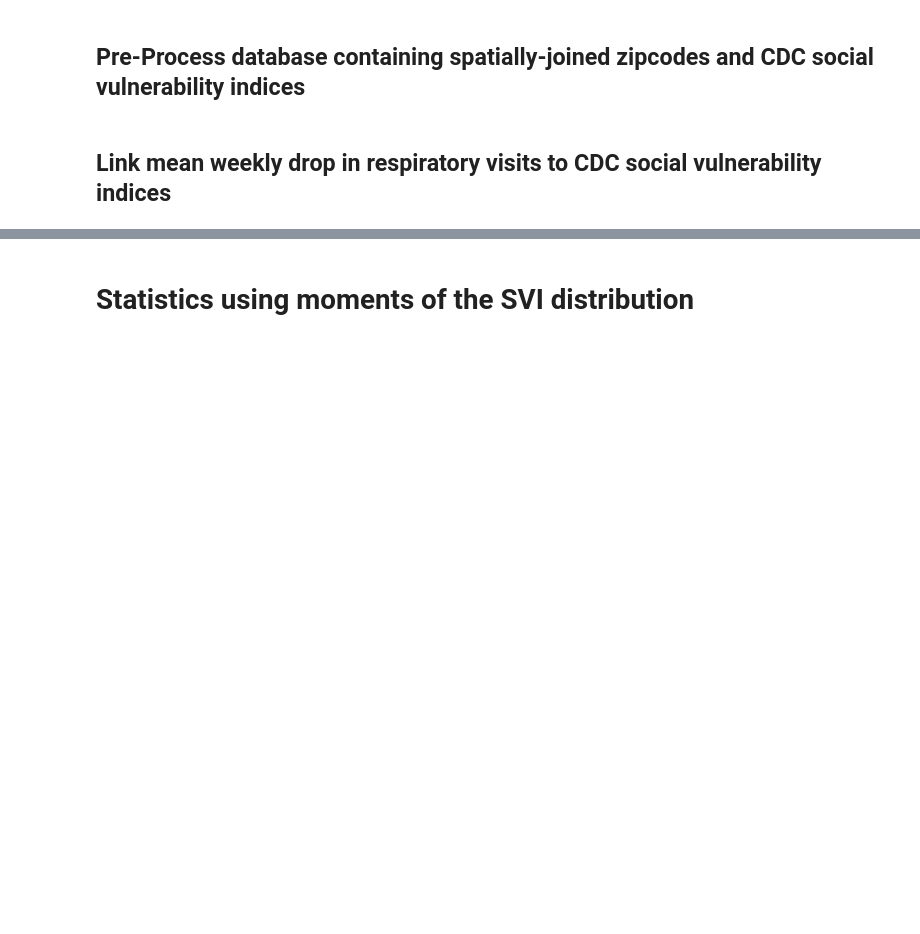
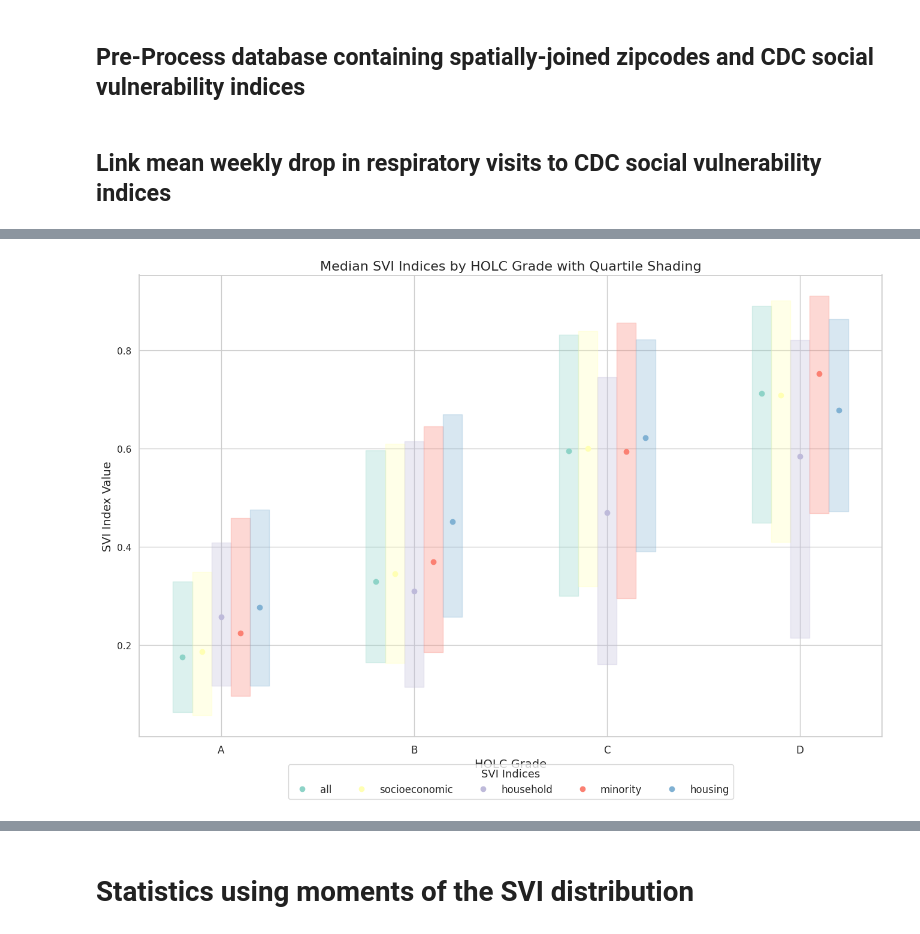
Before and after one commit to tbeucler/2023_SD_REP, a Jupyter notebook: Figures_Tables.ipynb, the cells around one changed output, grey strips where cells are left out. Cells and saved outputs as stored; diff of their text form; code cells hidden in the pictures; blank space fills up the shorter version.

```diff
--- a/Figures_Tables.ipynb
+++ b/Figures_Tables.ipynb
@@ -177,0 +313,40 @@ svi_zip_diff = svi_zip.merge(diff, on='zip')
+# %%
+# Setting the seaborn style
+sns.set(style="whitegrid")
+
+# Preparing the data (assuming the initial filtering for 0 <= SVI <= 1 has been done)
+# Assume 'filtered_df' is your DataFrame ready for this analysis
+
+# Define the variables to analyze
+variables = ['all', 'socioeconomic', 'household', 'minority', 'housing']
+
+# Set up the plot
+plt.figure(figsize=(16, 10))
+palette = sns.color_palette("Set3", n_colors=len(variables))
+
+# Loop through each variable to calculate statistics and plot
+for i, variable in enumerate(variables):
+    # Calculate median, Q1, and Q3 for each holc_grade within the current variable
+    grouped = filtered_df.groupby('holc_grade')[variable].agg(['median', lambda x: np.percentile(x, 25), lambda x: np.percentile(x, 75)]).reset_index()
+    grouped.columns = ['holc_grade', 'Median', 'Q1', 'Q3']
+
+    # Adjusting plot positions for clarity
+    positions = np.arange(len(grouped['holc_grade'])) + i*(0.1) - (0.2)
+
+    # Plotting median values
+    plt.plot(positions, grouped['Median'], marker='o', linestyle='', color=palette[i], label=variable)
+
+    # Adding shading for Q1 to Q3
+    for pos, q1, q3 in zip(positions, grouped['Q1'], grouped['Q3']):
+        plt.fill_betweenx([q1, q3], pos-0.05, pos+0.05, color=palette[i], alpha=0.3)
+
+# Customizing the plot
+plt.title('Median SVI Indices by HOLC Grade with Quartile Shading', fontsize=16)
+plt.xticks(ticks=np.arange(len(grouped['holc_grade'])), labels=grouped['holc_grade'], fontsize=12)
+plt.xlabel('HOLC Grade', fontsize=14)
+plt.ylabel('SVI Index Value', fontsize=14)
+plt.legend(title='SVI Indices', loc='upper center', bbox_to_anchor=(0.5, -0.05), fontsize=12, title_fontsize='13', ncol=len(variables))
+
+plt.show()
+# %% [output]
+[figure, added]
```
Also changed, not shown: parts of 15 cells of this notebook.
